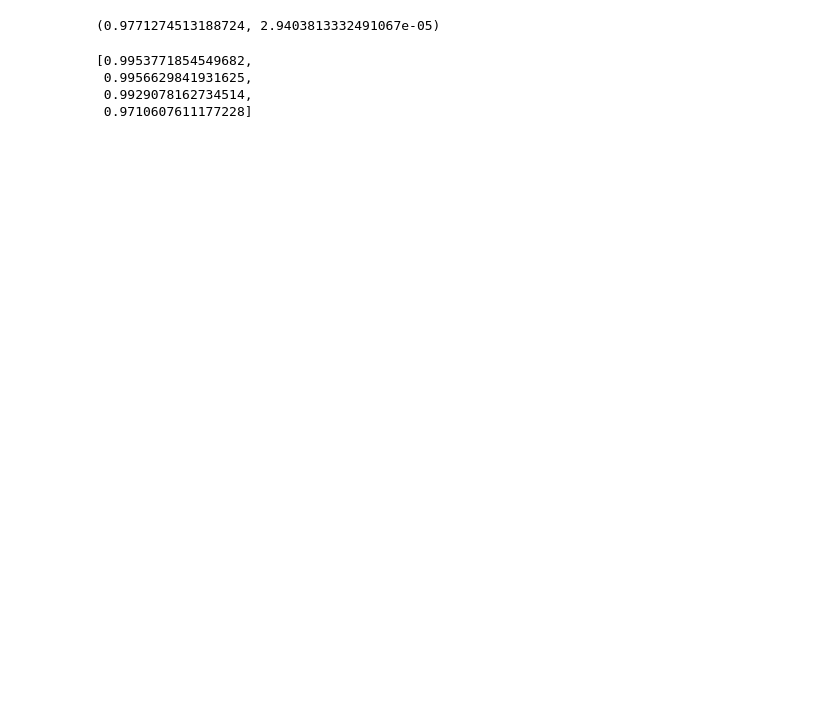
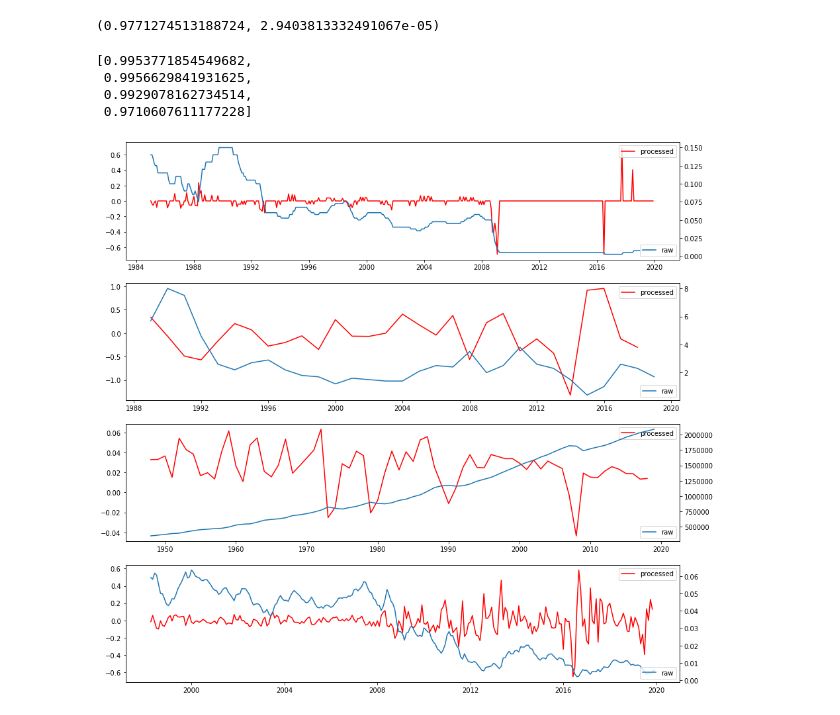
Before and after one commit to huddyyeo/LSE_practitioners_challenge, a Jupyter notebook: Code/data_environment_and_testing.ipynb, the cells around one changed output. Cells and saved outputs as stored; diff of their text form; code cells hidden in the pictures; blank space fills up the shorter version.

```diff
--- a/Code/data_environment_and_testing.ipynb
+++ b/Code/data_environment_and_testing.ipynb
@@ -173,2 +174,14 @@ data_env=data_environment(test_url,data_type,date_format)
+# %%
+plt.figure(figsize=[15,15])
+for i in range(4):
+  ax1=plt.subplot(4,1,i+1)
+  plt.plot(data_env.data[i].loc[:,'Date'],data_env.data[i].loc[:,'Log-return'],label='processed',color='r')
+  plt.legend(loc='upper right')
+
+  ax2 = ax1.twinx()
+  plt.plot(data_env.raw_data[i].Date,data_env.raw_data[i].Value,label='raw')
+  plt.legend(loc='lower right')
+# %% [output]
+[figure, added]
 # %%
 #raw data
```
Also changed, not shown: parts of 7 cells of this notebook, 1 other file.
